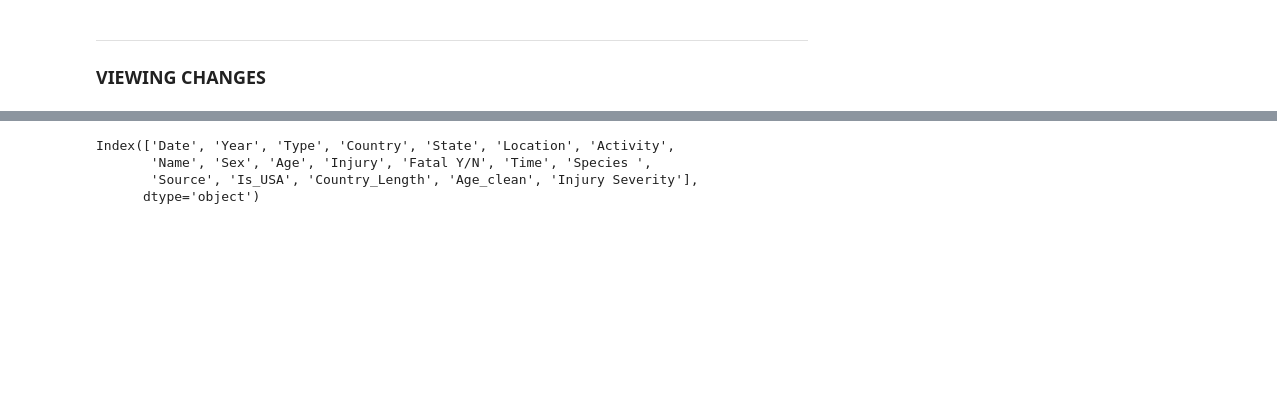
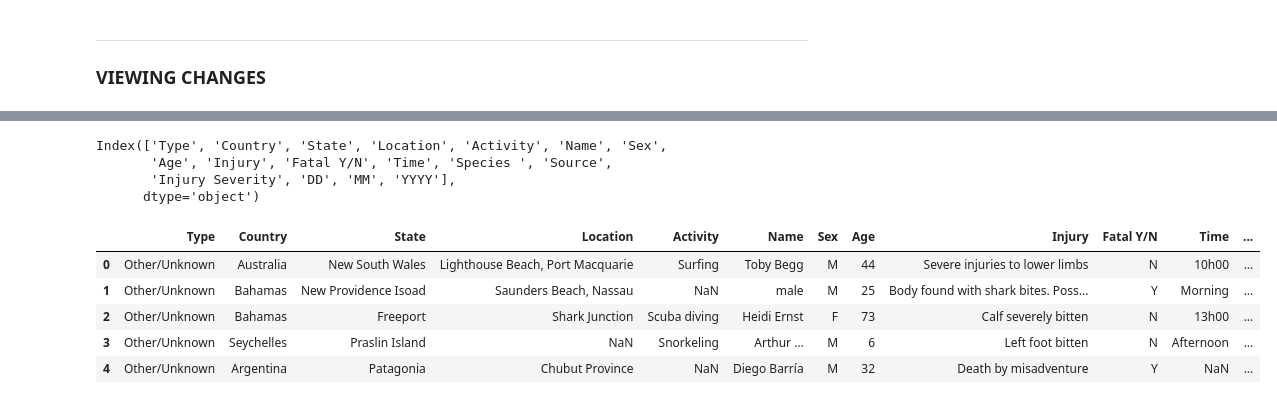
Before and after one commit to samia-boubaya/02_project-shark-attacks, a Jupyter notebook: notebooks/samia.ipynb, the cells around one changed output, grey strips where cells are left out. Cells and saved outputs as stored; diff of their text form; code cells hidden in the pictures; blank space fills up the shorter version.

```diff
--- a/notebooks/samia.ipynb
+++ b/notebooks/samia.ipynb
@@ -1144,35 +1137,6 @@ fig = px.pie(
 )
 
 fig.show()
-# %%
-# Ensure 'Age' is numeric
-df['Age'] = pd.to_numeric(df['Age'], errors='coerce')
-# Drop rows where Age is NaN (optional)
-df = df.dropna(subset=['Age'])
-import plotly.express as px
-import plotly.io as pio
-# Set renderer for VS Code or non-notebook environment
-pio.renderers.default = 'browser'  # Use 'notebook' if you're in Jupyter
-# Group the data by Sex and calculate average Age
-sex_age = df.groupby('Sex')['Age'].mean().reset_index()
-# Create the bar chart
-fig = px.bar(
-    sex_age,
-    x='Sex',
-    y='Age',
-    color='Sex',
-    title='Average Age by Sex',
-    text=sex_age['Age'].round(1),
-    color_discrete_sequence=px.colors.qualitative.Pastel
-)
-# Customize layout
-fig.update_traces(textposition='outside')
-fig.update_layout(
-    xaxis_title='Sex',
-    yaxis_title='Average Age',
-    template='plotly_white'
-)
-fig.show()
 # %%
 import pandas as pd
 import plotly.express as px
@@ -1224,9 +1188,15 @@ Index(['Date', 'Year', 'Type', 'Country', 'State', 'Location', 'Activity',
       dtype='object')
 # %%
-
-df.columns
+print(df.columns)
+df.head()
 # %% [output]
-Index(['Date', 'Year', 'Type', 'Country', 'State', 'Location', 'Activity',
-       'Name', 'Sex', 'Age', 'Injury', 'Fatal Y/N', 'Time', 'Species ',
-       'Source', 'Is_USA', 'Country_Length', 'Age_clean', 'Injury Severity'],
+Index(['Type', 'Country', 'State', 'Location', 'Activity', 'Name', 'Sex',
+       'Age', 'Injury', 'Fatal Y/N', 'Time', 'Species ', 'Source',
+       'Injury Severity', 'DD', 'MM', 'YYYY'],
       dtype='object')
+|  | Type | Country | State | Location | Activity | Name | Sex | Age | Injury | Fatal Y/N | Time | ... |
+| 0 | Other/Unknown | Australia | New South Wales | Lighthouse Beach, Port Macquarie | Surfing | Toby Begg | M | 44 | Severe injuries to lower limbs | N | 10h00 | ... |
+| 1 | Other/Unknown | Bahamas | New Providence Isoad | Saunders Beach, Nassau | NaN | male | M | 25 | Body found with shark bites. Poss... | Y | Morning | ... |
+| 2 | Other/Unknown | Bahamas | Freeport | Shark Junction | Scuba diving | Heidi Ernst | F | 73 | Calf severely bitten | N | 13h00 | ... |
+| 3 | Other/Unknown | Seychelles | Praslin Island | NaN | Snorkeling | Arthur … | M | 6 | Left foot bitten | N | Afternoon | ... |
+| 4 | Other/Unknown | Argentina | Patagonia | Chubut Province | NaN | Diego Barría | M | 32 | Death by misadventure | Y | NaN | ... |
```
Also changed, not shown: parts of 23 cells of this notebook, 5 other files.
